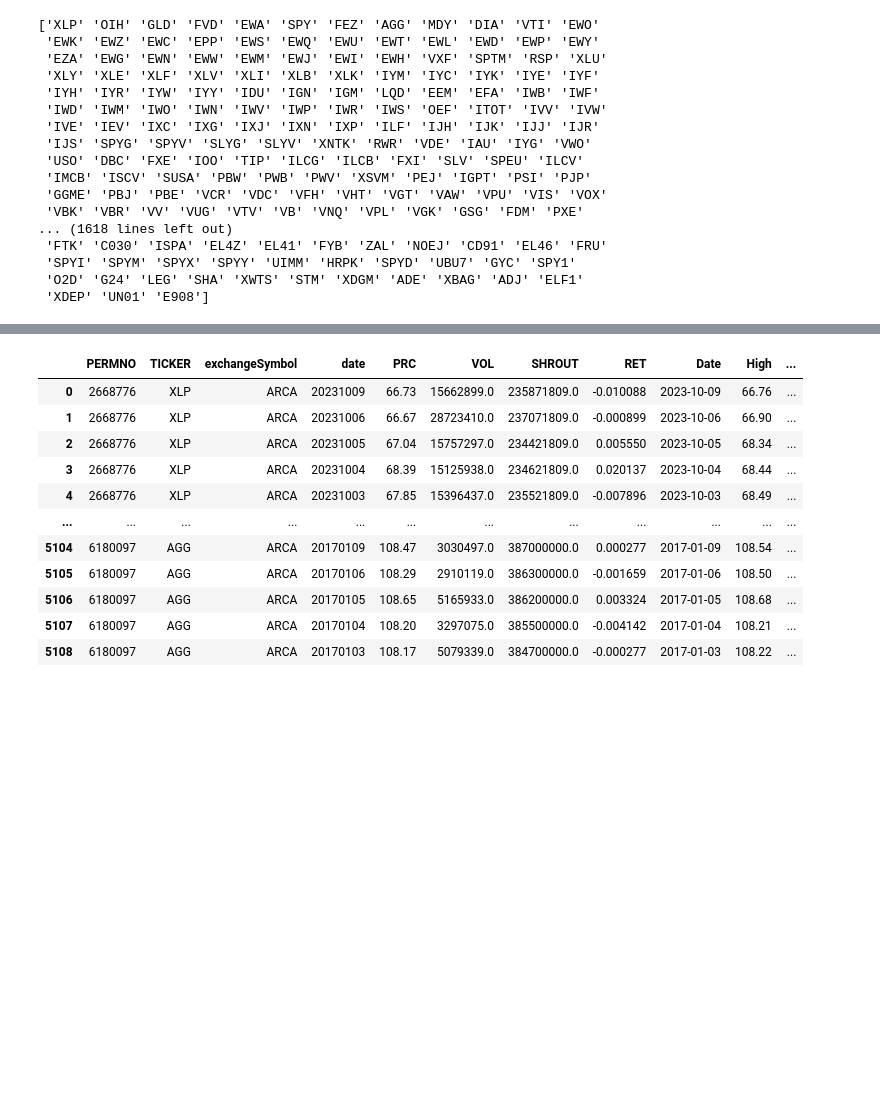
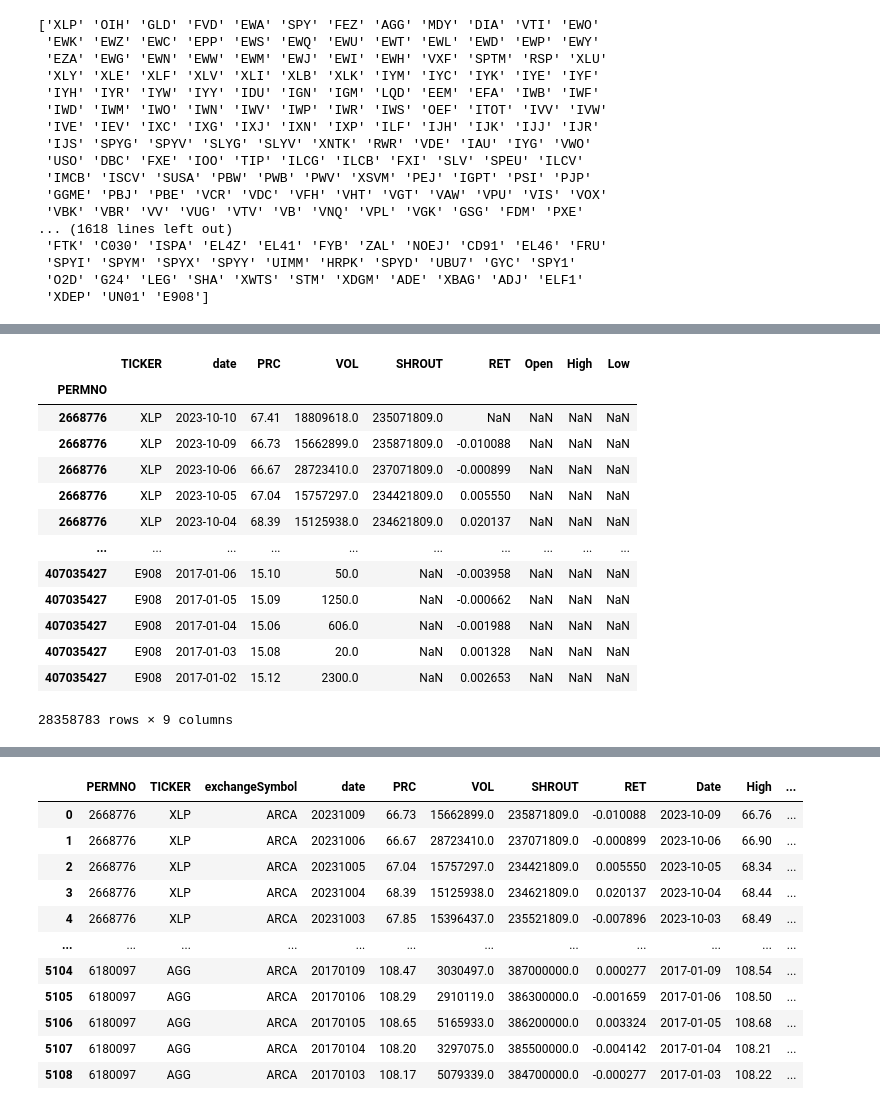
Before and after one commit to FELAB-KHU/SNPQuant, a Jupyter notebook: SNP_dataset_market_to_CRSP.ipynb, the cells around one changed output, grey strips where cells are left out. Cells and saved outputs as stored; diff of their text form; code cells hidden in the pictures; blank space fills up the shorter version.

```diff
--- a/SNP_dataset_market_to_CRSP.ipynb
+++ b/SNP_dataset_market_to_CRSP.ipynb
@@ -248,0 +256,4 @@ high_low_data
+# %%
+# high_low_data를 ticker, date 순으로 정렬
+high_low_data.sort_values(['TICKER', 'date'], inplace=True)
+high_low_data
@@ -248,0 +274,7 @@ high_low_data
+# %%
+# df_droped를 ticker, date 순으로 정렬
+df_droped.sort_values(['TICKER', 'date'], inplace=True)
+
+# date를 문자열로 변환
+df_droped['date'] = df_droped['date'].dt.strftime('%Y%m%d').astype('int64')
+df_droped
@@ -248,0 +345,29 @@ high_low_data
+# %%
+# date 컬럼을 datetime 형식으로 변환
+high_low_data['date'] = pd.to_datetime(high_low_data['date'])
+df_droped['date'] = pd.to_datetime(df_droped['date'])
+
+# ticekr와 date를 기준으로 병합
+merged_data = pd.merge(df_droped, high_low_data, on=['TICKER', 'date'], how='left')
+# %%
+drop_list2 = ['Close', 'Adj Close', 'Volume', 'Date']
+merged_data.drop(drop_list2, axis=1, inplace=True)
+# %%
+merged_data.set_index('PERMNO', inplace=True)
+merged_data.drop(['exchangeSymbol'], axis=1, inplace=True)
+merged_data
+# %% [output]
+|  | TICKER | date | PRC | VOL | SHROUT | RET | Open | High | Low |
+| PERMNO |  |  |  |  |  |  |  |  |  |
+| 2668776 | XLP | 2023-10-10 | 67.41 | 18809618.0 | 235071809.0 | NaN | NaN | NaN | NaN |
+| 2668776 | XLP | 2023-10-09 | 66.73 | 15662899.0 | 235871809.0 | -0.010088 | NaN | NaN | NaN |
+| 2668776 | XLP | 2023-10-06 | 66.67 | 28723410.0 | 237071809.0 | -0.000899 | NaN | NaN | NaN |
+| 2668776 | XLP | 2023-10-05 | 67.04 | 15757297.0 | 234421809.0 | 0.005550 | NaN | NaN | NaN |
+| 2668776 | XLP | 2023-10-04 | 68.39 | 15125938.0 | 234621809.0 | 0.020137 | NaN | NaN | NaN |
+| ... | ... | ... | ... | ... | ... | ... | ... | ... | ... |
+| 407035427 | E908 | 2017-01-06 | 15.10 | 50.0 | NaN | -0.003958 | NaN | NaN | NaN |
+| 407035427 | E908 | 2017-01-05 | 15.09 | 1250.0 | NaN | -0.000662 | NaN | NaN | NaN |
+| 407035427 | E908 | 2017-01-04 | 15.06 | 606.0 | NaN | -0.001988 | NaN | NaN | NaN |
+| 407035427 | E908 | 2017-01-03 | 15.08 | 20.0 | NaN | 0.001328 | NaN | NaN | NaN |
+| 407035427 | E908 | 2017-01-02 | 15.12 | 2300.0 | NaN | 0.002653 | NaN | NaN | NaN |
+28358783 rows × 9 columns
```
Also changed, not shown: parts of 12 cells of this notebook.
